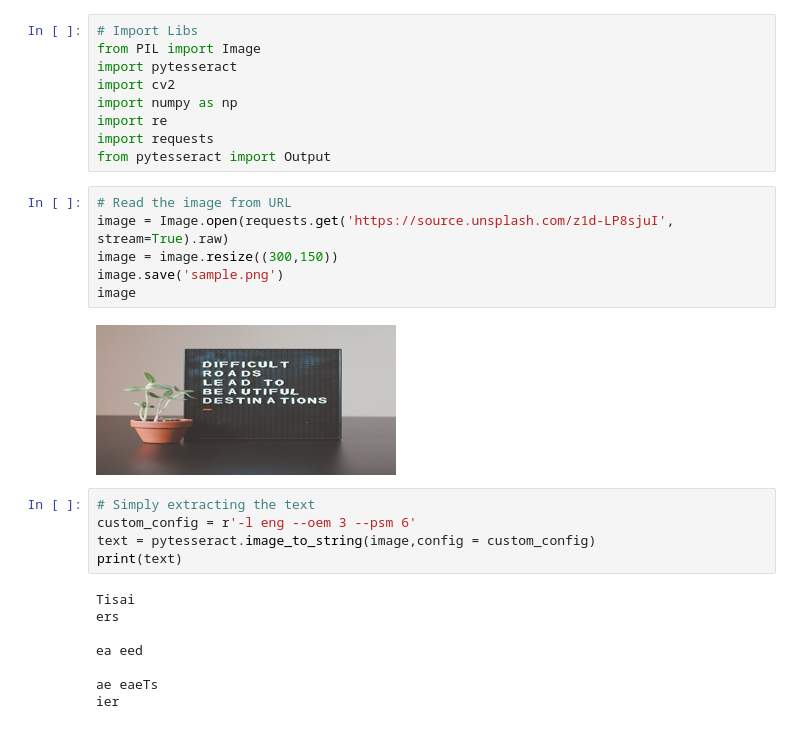
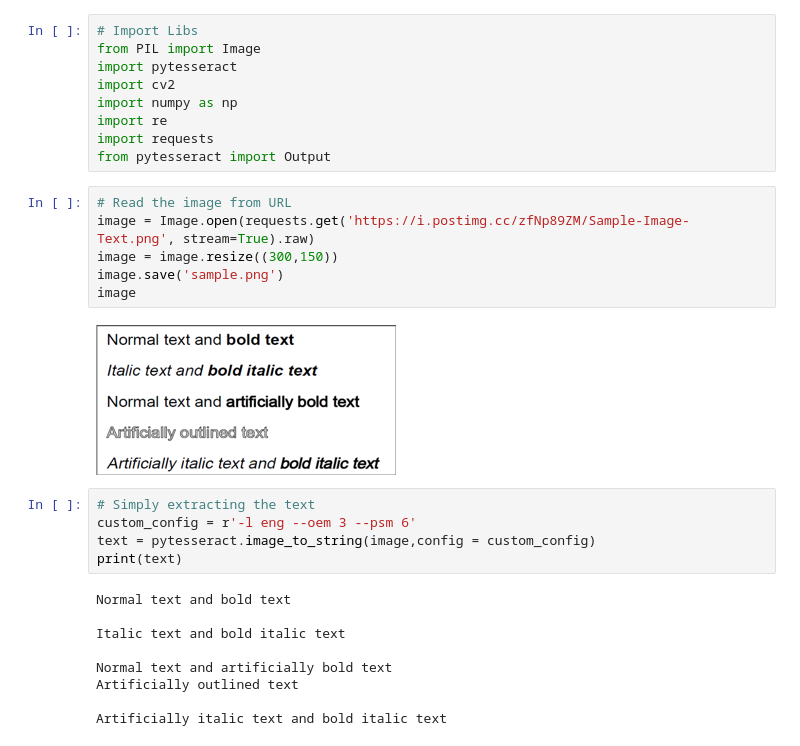
Before and after one commit to rohandawar/-daysforcoding, a Jupyter notebook: Text_Extraction_From_Image.ipynb, the cells around one changed output. Drawn from its saved outputs; the diff is of its cells as text.

```diff
--- a/Text_Extraction_From_Image.ipynb
+++ b/Text_Extraction_From_Image.ipynb
@@ -27,22 +27,23 @@ import requests
 from pytesseract import Output
 # %%
 # Read the image from URL
-image = Image.open(requests.get('https://source.unsplash.com/z1d-LP8sjuI', stream=True).raw)
+image = Image.open(requests.get('https://i.postimg.cc/zfNp89ZM/Sample-Image-Text.png', stream=True).raw)
 image = image.resize((300,150))
 image.save('sample.png')
 image
 # %% [output]
-[figure, old version]
+[figure, new version]
 # %%
 # Simply extracting the text
 custom_config = r'-l eng --oem 3 --psm 6'
 text = pytesseract.image_to_string(image,config = custom_config)
 print(text)
 # %% [output]
-Tisai
-ers
+Normal text and bold text
 
-ea eed
+Italic text and bold italic text
 
-ae eaeTs
-ier
+Normal text and artificially bold text
+Artificially outlined text
+
+Artificially italic text and bold italic text
```
